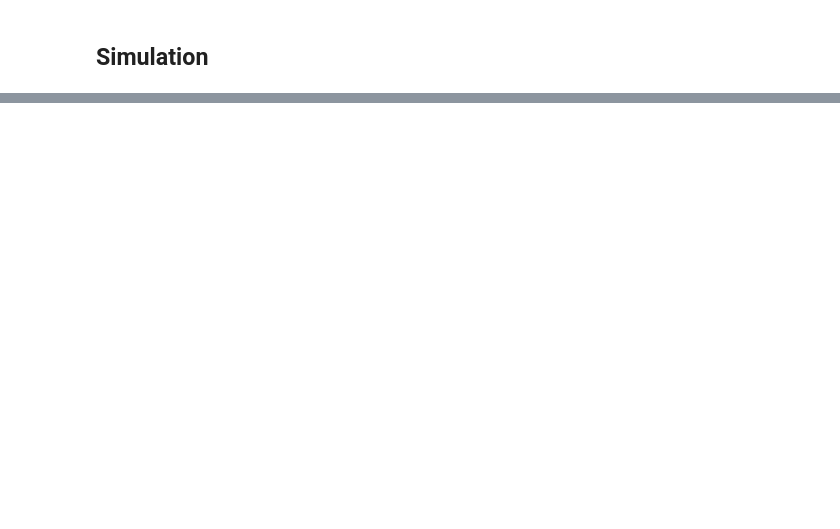
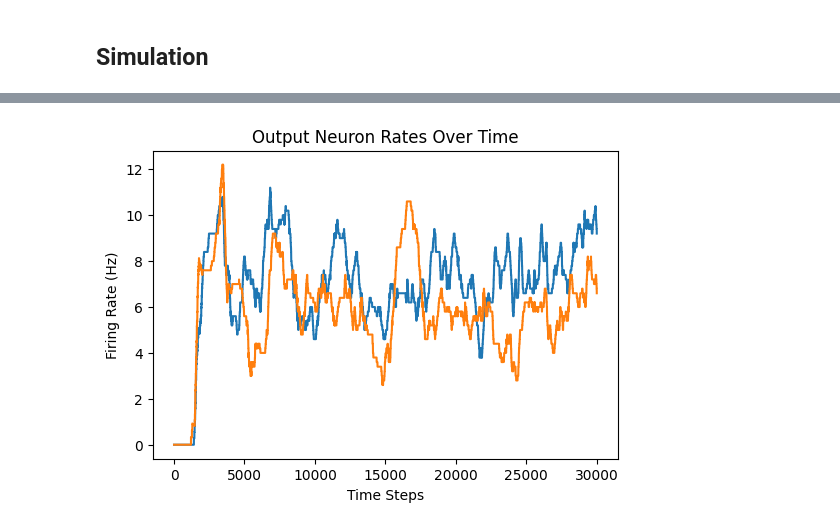
Before and after one commit to Dalsaetra/NeuroSimV3, a Jupyter notebook: python/week6/ssai_w6.ipynb, the cells around one changed output, grey strips where cells are left out. Drawn from its saved outputs; the diff is of its cells as text; code cells hidden in the pictures; blank space fills up the shorter version.

```diff
--- a/python/week6/ssai_w6.ipynb
+++ b/python/week6/ssai_w6.ipynb
@@ -236 +250,11 @@ sim.plot_spike_raster(figsize=(10, 6), title=f"ISI_CV_Mean: {isi_mean:.3f}, ISI_
+# %%
+output_rates = np.array(output_rates)
+plt.figure(figsize=(6,4))
+plt.plot(output_rates)
+plt.title("Output Neuron Rates Over Time")
+plt.xlabel("Time Steps")
+plt.ylabel("Firing Rate (Hz)")
+plt.show()
+# %% [output]
+[figure, added]
 # %%
```
Also changed, not shown: parts of 10 cells of this notebook.
